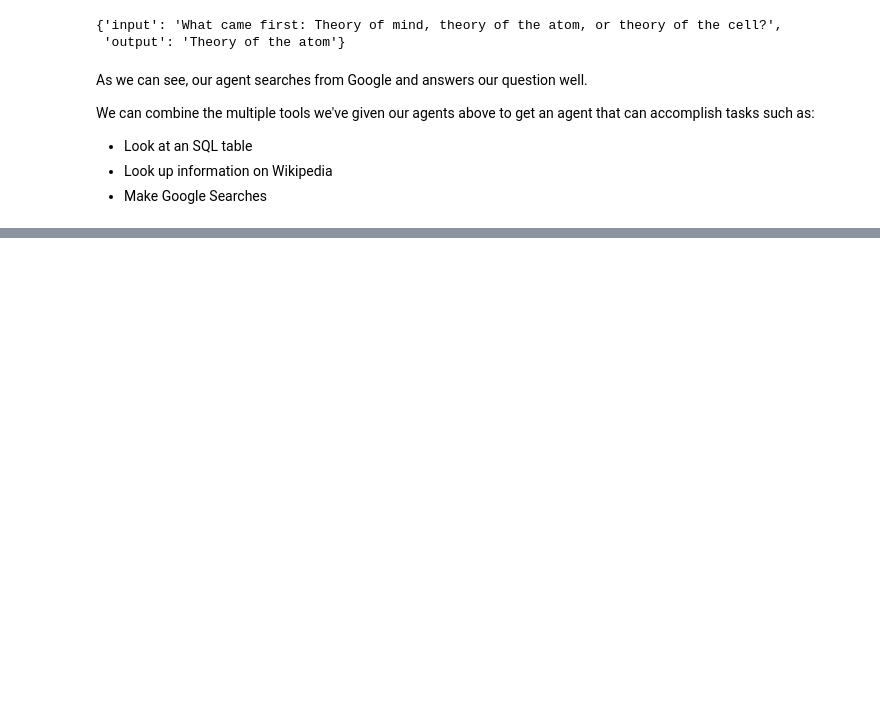
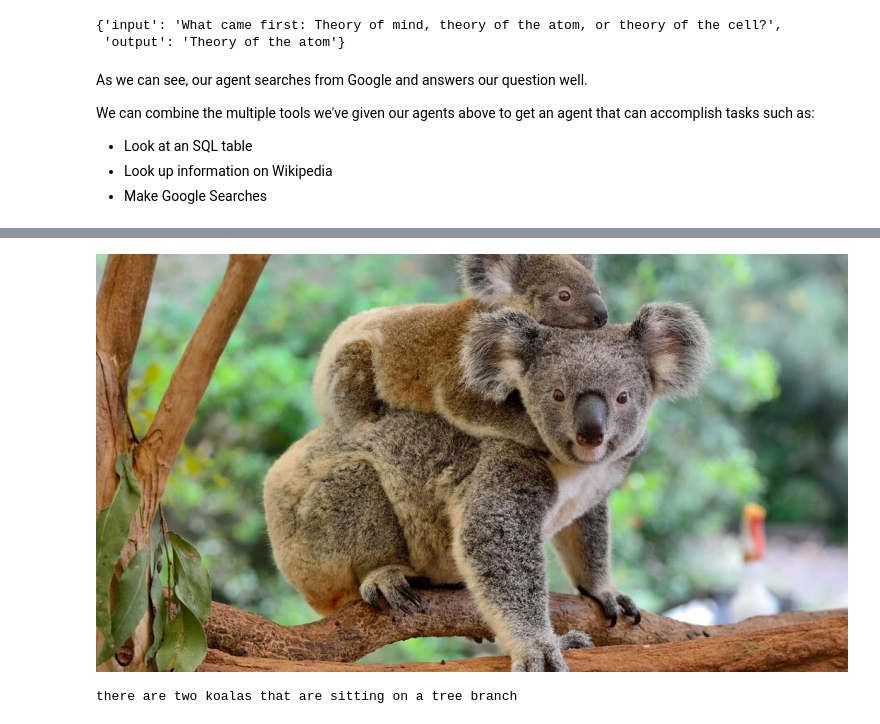
Before and after one commit to kevin-v96/autonomous-agent, a Jupyter notebook: agent.ipynb, the cells around one changed output, grey strips where cells are left out. Cells and saved outputs as stored; diff of their text form; code cells hidden in the pictures; blank space fills up the shorter version.

Commit message:
Add image captioning tool

```diff
--- a/agent.ipynb
+++ b/agent.ipynb
@@ -245,0 +263,16 @@ We can combine the multiple tools we've given our agents above to get an agent t
+# %%
+import requests
+from PIL import Image
+
+img_url = 'https://www.wwf.org.uk/sites/default/files/styles/gallery_image/public/2022-05/_WW2138268.jpg?h=82f92a78&itok=6Tzbnk_H'
+image = Image.open(requests.get(img_url, stream=True).raw).convert('RGB')
+image
+# %% [output]
+[figure, added]
+# %%
+inputs = processor(image, return_tensors = "pt").to(device)
+
+out = model.generate(**inputs, max_new_tokens = 20)
+print(processor.decode(out[0], skip_special_tokens = True))
+# %% [output]
+there are two koalas that are sitting on a tree branch
```
Also changed, not shown: parts of 9 cells of this notebook.
